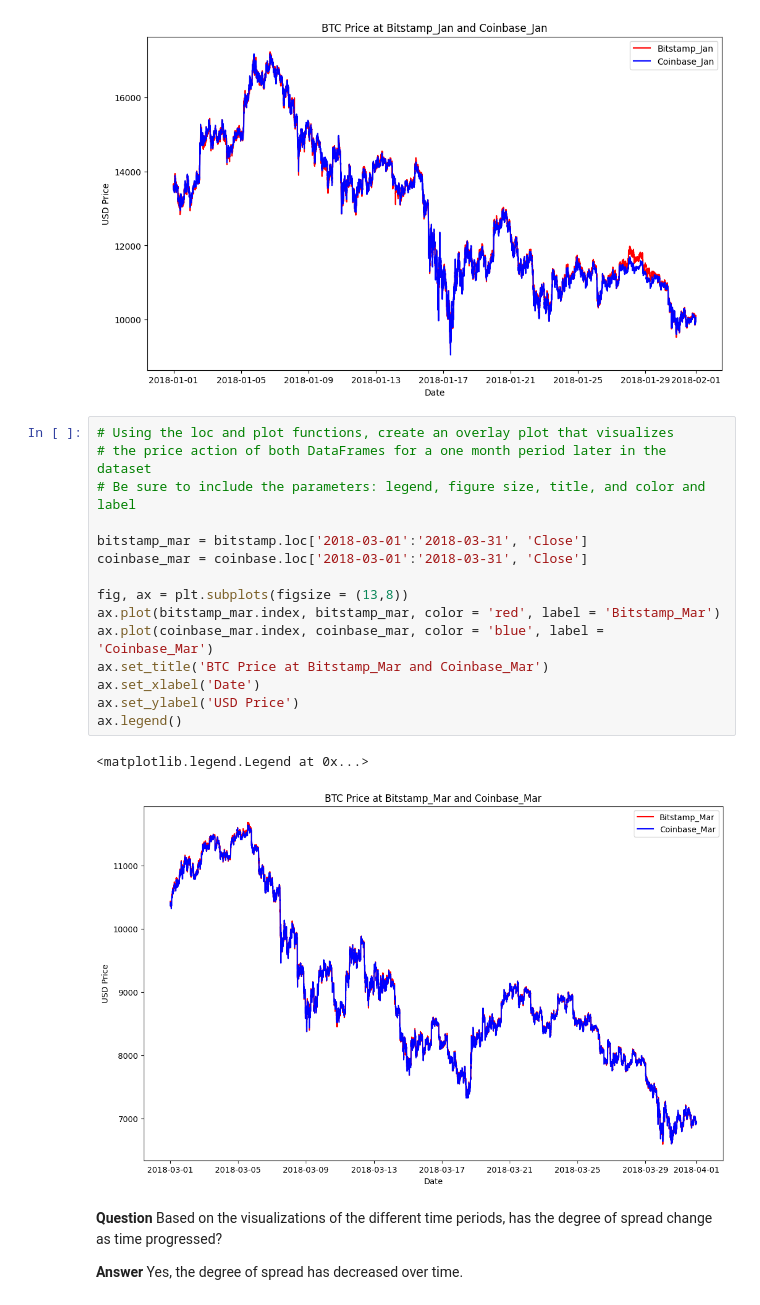
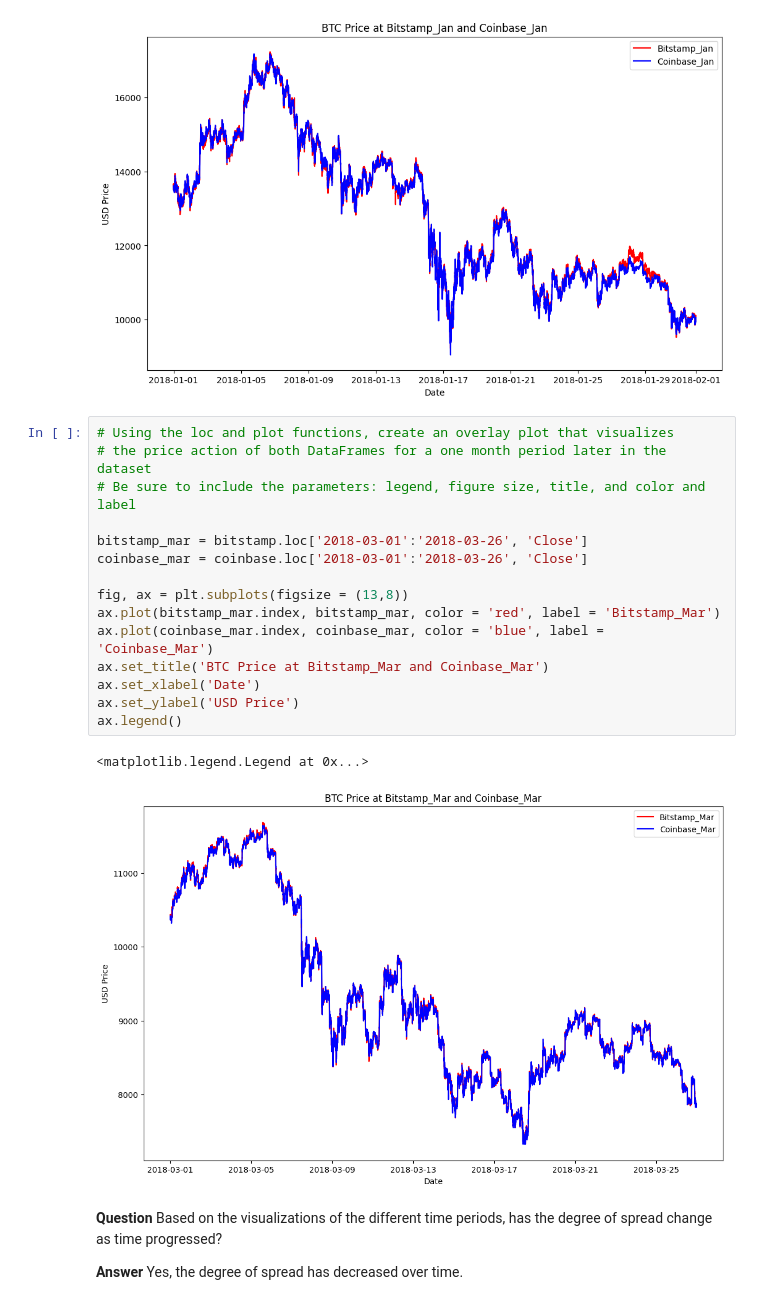
Before and after one commit to justinvalli/Challenge_3, a Jupyter notebook: Starter_Code/crypto_arbitrage.ipynb, the cells around one changed output. Drawn from its saved outputs; the diff is of its cells as text.

```diff
--- a/Starter_Code/crypto_arbitrage.ipynb
+++ b/Starter_Code/crypto_arbitrage.ipynb
@@ -351,21 +367,21 @@ ax.legend()
 # %%
 # Using the loc and plot functions, create an overlay plot that visualizes
 # the price action of both DataFrames for a one month period later in the dataset
 # Be sure to include the parameters: legend, figure size, title, and color and label
 
-bitstamp_mar = bitstamp.loc['2018-03-01':'2018-03-31', 'Close']
-coinbase_mar = coinbase.loc['2018-03-01':'2018-03-31', 'Close']
+bitstamp_mar = bitstamp.loc['2018-03-01':'2018-03-26', 'Close']
+coinbase_mar = coinbase.loc['2018-03-01':'2018-03-26', 'Close']
 
 fig, ax = plt.subplots(figsize = (13,8))
 ax.plot(bitstamp_mar.index, bitstamp_mar, color = 'red', label = 'Bitstamp_Mar')
 ax.plot(coinbase_mar.index, coinbase_mar, color = 'blue', label = 'Coinbase_Mar')
 ax.set_title('BTC Price at Bitstamp_Mar and Coinbase_Mar')
 ax.set_xlabel('Date')
 ax.set_ylabel('USD Price')
 ax.legend()
 # %% [output]
 <matplotlib.legend.Legend at 0x...>
-[figure, old version]
+[figure, new version]
 # %% [markdown]
 **Question** Based on the visualizations of the different time periods, has the degree of spread change as time progressed?
 
```
Also changed, not shown: parts of 25 cells of this notebook.
